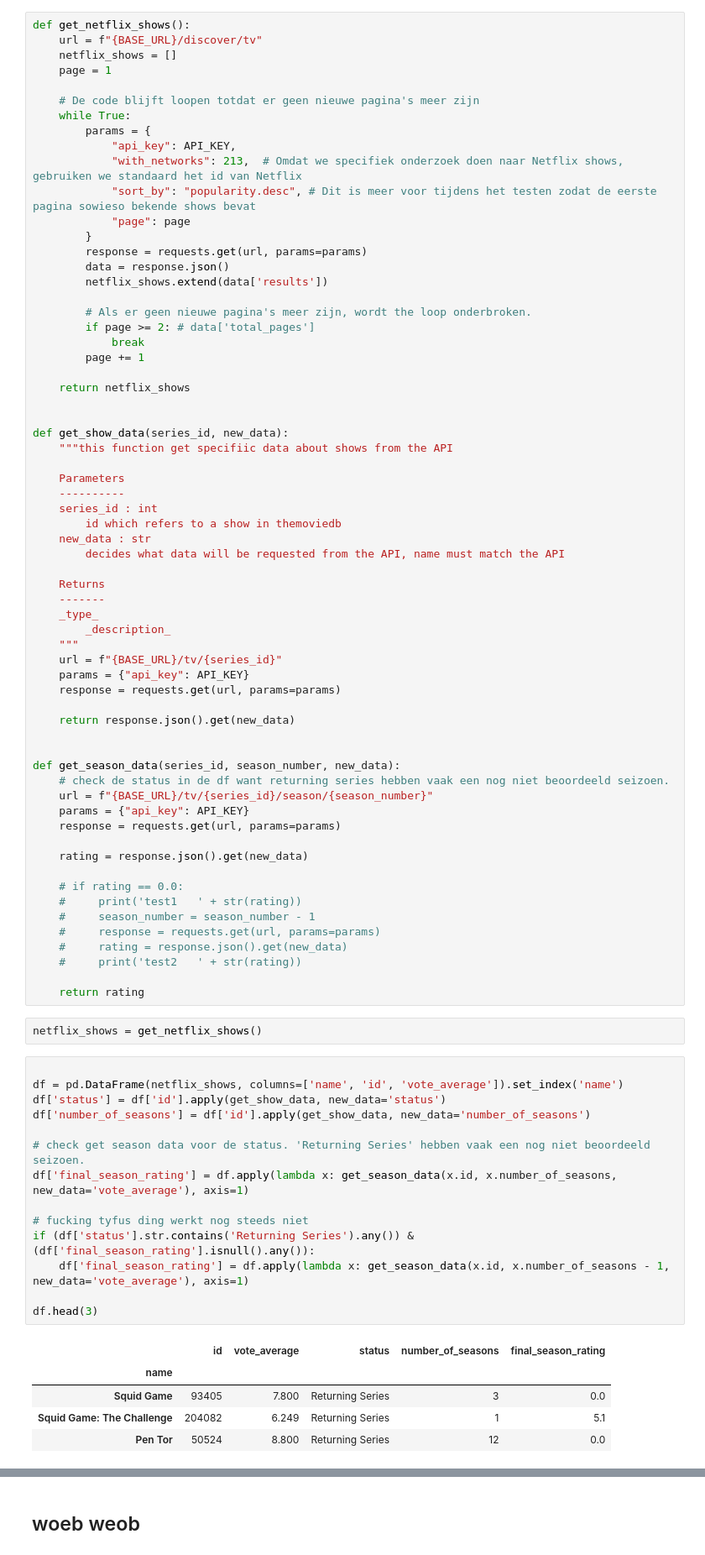
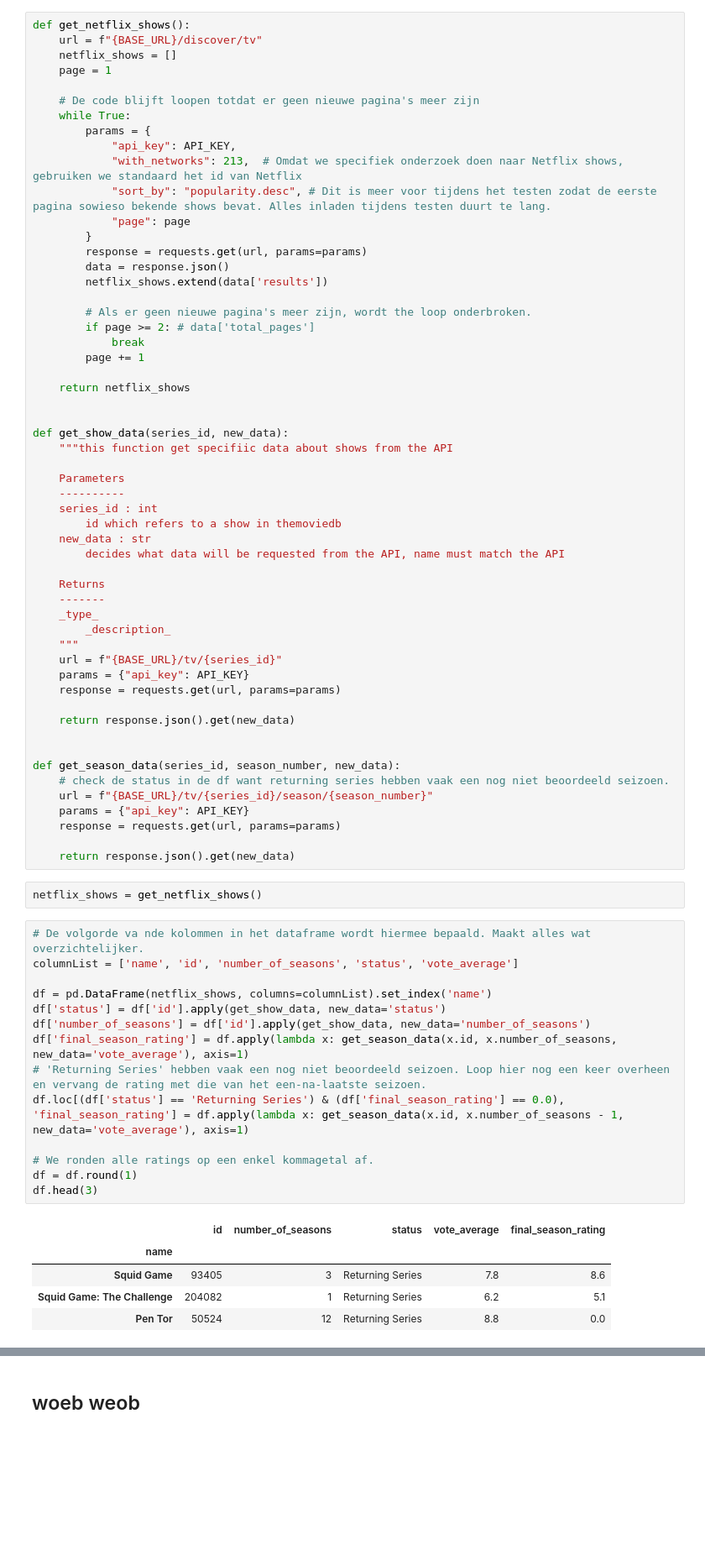
Before and after one commit to Tijnwy/DataIII, a Jupyter notebook: api.ipynb, the cells around one changed output, grey strips where cells are left out. Shown: that part at 84% size. Saved outputs shown, nothing was run; the diff lists cells and outputs as text; blank space fills up the shorter version.

```diff
--- a/api.ipynb
+++ b/api.ipynb
@@ -36,7 +36,7 @@ def get_netflix_shows():
         params = {
             "api_key": API_KEY,
             "with_networks": 213,  # Omdat we specifiek onderzoek doen naar Netflix shows, gebruiken we standaard het id van Netflix
-            "sort_by": "popularity.desc", # Dit is meer voor tijdens het testen zodat de eerste pagina sowieso bekende shows bevat
+            "sort_by": "popularity.desc", # Dit is meer voor tijdens het testen zodat de eerste pagina sowieso bekende shows bevat. Alles inladen tijdens testen duurt te lang.
             "page": page
         }
         response = requests.get(url, params=params)
@@ -79,38 +79,29 @@ def get_season_data(series_id, season_number, new_data):
     params = {"api_key": API_KEY}
     response = requests.get(url, params=params)
 
-    rating = response.json().get(new_data)
-
-    # if rating == 0.0:
-    #     print('test1   ' + str(rating))
-    #     season_number = season_number - 1
-    #     response = requests.get(url, params=params)
-    #     rating = response.json().get(new_data)
-    #     print('test2   ' + str(rating))
-
-    return rating
+    return response.json().get(new_data)
 # %%
 netflix_shows = get_netflix_shows()
 # %%
+# De volgorde va nde kolommen in het dataframe wordt hiermee bepaald. Maakt alles wat overzichtelijker.
+columnList = ['name', 'id', 'number_of_seasons', 'status', 'vote_average']
 
-df = pd.DataFrame(netflix_shows, columns=['name', 'id', 'vote_average']).set_index('name')
+df = pd.DataFrame(netflix_shows, columns=columnList).set_index('name')
 df['status'] = df['id'].apply(get_show_data, new_data='status')
 df['number_of_seasons'] = df['id'].apply(get_show_data, new_data='number_of_seasons')
+df['final_season_rating'] = df.apply(lambda x: get_season_data(x.id, x.number_of_seasons, new_data='vote_average'), axis=1)
+# 'Returning Series' hebben vaak een nog niet beoordeeld seizoen. Loop hier nog een keer overheen en vervang de rating met die van het een-na-laatste seizoen.
+df.loc[(df['status'] == 'Returning Series') & (df['final_season_rating'] == 0.0), 'final_season_rating'] = df.apply(lambda x: get_season_data(x.id, x.number_of_seasons - 1, new_data='vote_average'), axis=1)
 
-# check get season data voor de status. 'Returning Series' hebben vaak een nog niet beoordeeld seizoen.
-df['final_season_rating'] = df.apply(lambda x: get_season_data(x.id, x.number_of_seasons, new_data='vote_average'), axis=1)
-
-# fucking tyfus ding werkt nog steeds niet
-if (df['status'].str.contains('Returning Series').any()) & (df['final_season_rating'].isnull().any()):
-    df['final_season_rating'] = df.apply(lambda x: get_season_data(x.id, x.number_of_seasons - 1, new_data='vote_average'), axis=1)
-
+# We ronden alle ratings op een enkel kommagetal af.
+df = df.round(1)
 df.head(3)
 # %% [output]
-|  | id | vote_average | status | number_of_seasons | final_season_rating |
+|  | id | number_of_seasons | status | vote_average | final_season_rating |
 | name |  |  |  |  |  |
-| Squid Game | 93405 | 7.800 | Returning Series | 3 | 0.0 |
-| Squid Game: The Challenge | 204082 | 6.249 | Returning Series | 1 | 5.1 |
-| Pen Tor | 50524 | 8.800 | Returning Series | 12 | 0.0 |
+| Squid Game | 93405 | 3 | Returning Series | 7.8 | 8.6 |
+| Squid Game: The Challenge | 204082 | 1 | Returning Series | 6.2 | 5.1 |
+| Pen Tor | 50524 | 12 | Returning Series | 8.8 | 0.0 |
 # %%
 df.head(10)
 # %% [output]
```
Also changed, not shown: parts of 14 cells of this notebook.
